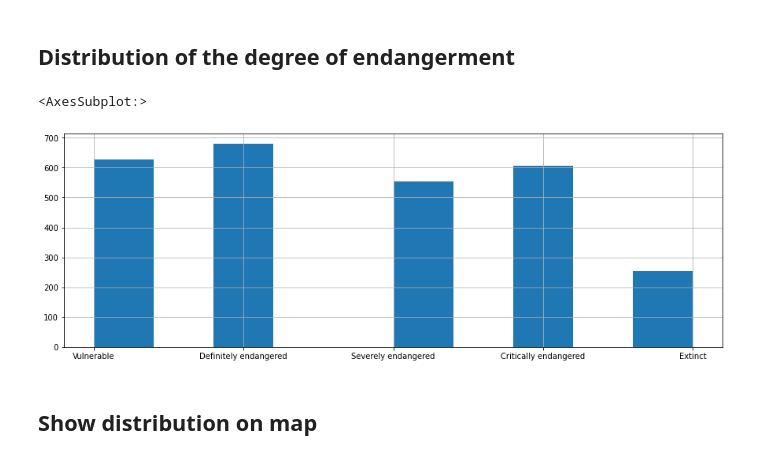
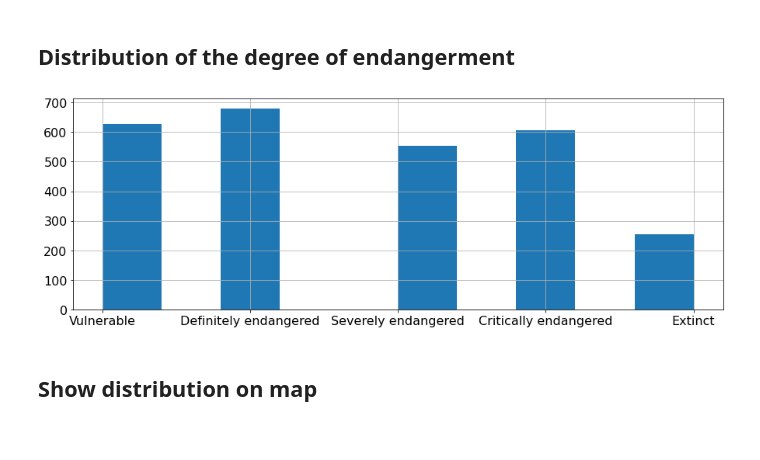
Before and after one commit to Eszti/lang-changes, a Jupyter notebook: notebooks/Eszti/unesco_endangered_lang_europe.ipynb, the cells around one changed output. Drawn from its saved outputs; the diff is of its cells as text; code cells hidden in the pictures.

Commit message:
Save images

```diff
--- a/notebooks/Eszti/unesco_endangered_lang_europe.ipynb
+++ b/notebooks/Eszti/unesco_endangered_lang_europe.ipynb
@@ -89,10 +89,11 @@ df[["Degree of endangerment", "Endangerment code"]]
 # %% [markdown]
 ## Distribution of the degree of endangerment
 # %%
-df["Degree of endangerment"].hist(figsize=(15,5))
+plt.xticks(fontsize=16)
+plt.yticks(fontsize=16)
+df["Degree of endangerment"].hist(figsize=(15,5)).get_figure().savefig('endangered_hist.png', format="png")
 # %% [output]
-<AxesSubplot:>
-[figure, old version]
+[figure, new version]
 # %% [markdown]
 ## Show distribution on map
 # %%
```
Also changed, not shown: parts of 2 cells of this notebook, 4 other files.
